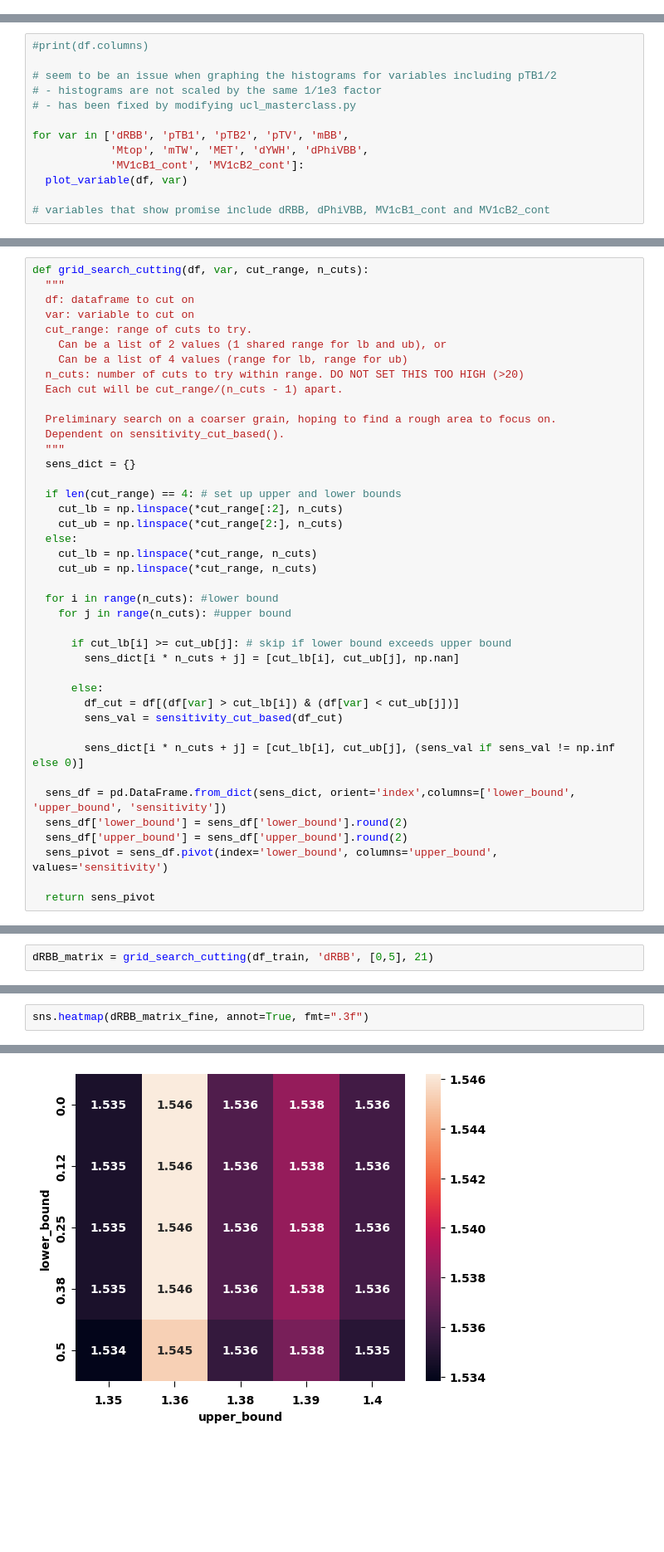
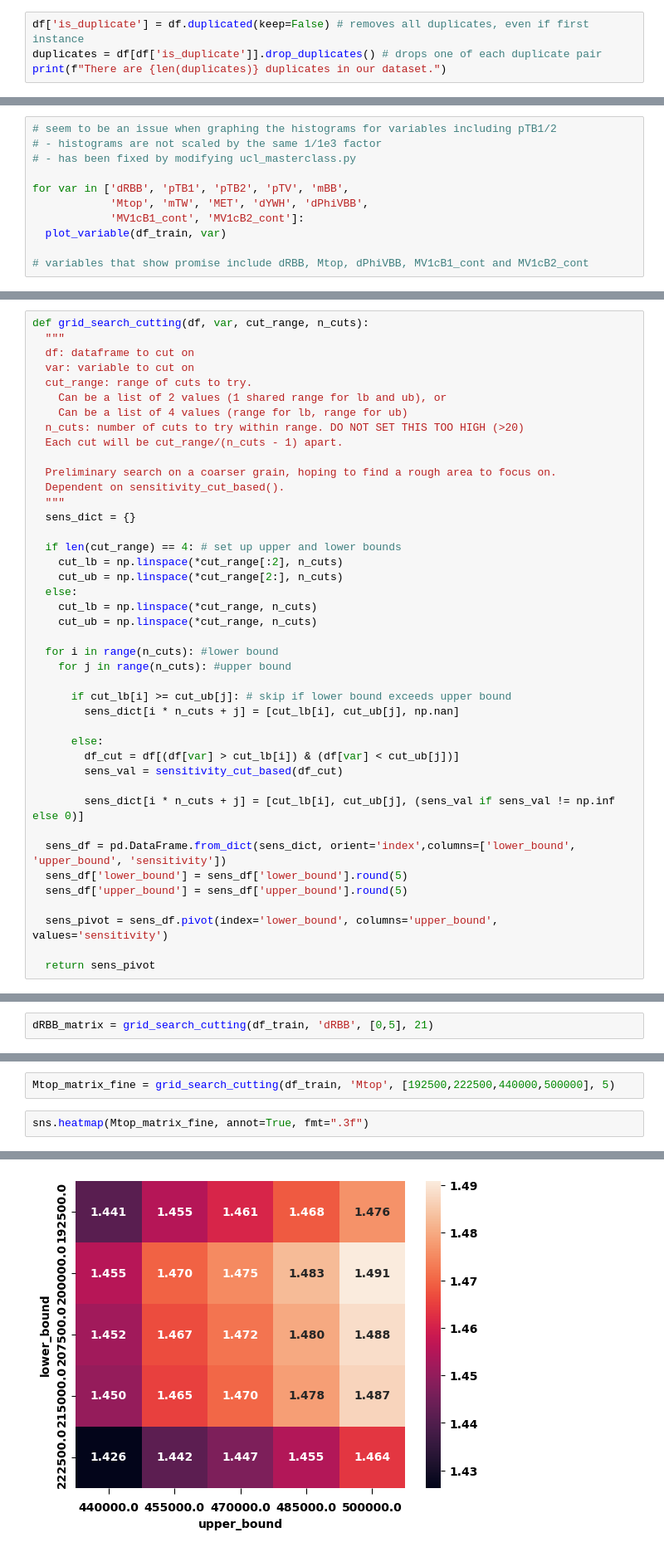
Before and after one commit to mondo-lee/in2HEP, a Jupyter notebook: notebooks/cuts_baseline.ipynb, the cells around one changed output, grey strips where cells are left out. Shown at 83% size. Saved outputs shown, nothing was run; the diff lists cells and outputs as text; blank space fills up the shorter version.

Commit message:
Created iterative grid search

```diff
--- a/notebooks/cuts_baseline.ipynb
+++ b/notebooks/cuts_baseline.ipynb
@@ -105,0 +169,4 @@ Test set size      : 16538
+# %%
+df['is_duplicate'] = df.duplicated(keep=False) # removes all duplicates, even if first instance
+duplicates = df[df['is_duplicate']].drop_duplicates() # drops one of each duplicate pair
+print(f"There are {len(duplicates)} duplicates in our dataset.")
@@ -178,6 +317,4 @@ training_Event_df
 # %%
-#print(df.columns)
-
 # seem to be an issue when graphing the histograms for variables including pTB1/2
 # - histograms are not scaled by the same 1/1e3 factor
 # - has been fixed by modifying ucl_masterclass.py
@@ -185,7 +322,7 @@ training_Event_df
 for var in ['dRBB', 'pTB1', 'pTB2', 'pTV', 'mBB',
             'Mtop', 'mTW', 'MET', 'dYWH', 'dPhiVBB',
             'MV1cB1_cont', 'MV1cB2_cont']:
-  plot_variable(df, var)
+  plot_variable(df_train, var)
 
-# variables that show promise include dRBB, dPhiVBB, MV1cB1_cont and MV1cB2_cont
+# variables that show promise include dRBB, Mtop, dPhiVBB, MV1cB1_cont and MV1cB2_cont
 # %% [output]
@@ -279,8 +400,9 @@ def grid_search_cutting(df, var, cut_range, n_cuts):
         sens_dict[i * n_cuts + j] = [cut_lb[i], cut_ub[j], (sens_val if sens_val != np.inf else 0)]
 
   sens_df = pd.DataFrame.from_dict(sens_dict, orient='index',columns=['lower_bound', 'upper_bound', 'sensitivity'])
-  sens_df['lower_bound'] = sens_df['lower_bound'].round(2)
-  sens_df['upper_bound'] = sens_df['upper_bound'].round(2)
+  sens_df['lower_bound'] = sens_df['lower_bound'].round(5)
+  sens_df['upper_bound'] = sens_df['upper_bound'].round(5)
+
   sens_pivot = sens_df.pivot(index='lower_bound', columns='upper_bound', values='sensitivity')
 
   return sens_pivot
@@ -296,5 +652,7 @@ dRBB_matrix_fine = grid_search_cutting(df_train, 'dRBB', [0,0.5,1.35,1.4], 5)
+# %%
+Mtop_matrix_fine = grid_search_cutting(df_train, 'Mtop', [192500,222500,440000,500000], 5)
 # %%
-sns.heatmap(dRBB_matrix_fine, annot=True, fmt=".3f")
+sns.heatmap(Mtop_matrix_fine, annot=True, fmt=".3f")
 # %% [output]
 <Axes: xlabel='upper_bound', ylabel='lower_bound'>
-[figure, old version]
+[figure, new version]
```
Also changed, not shown: parts of 66 cells of this notebook.
